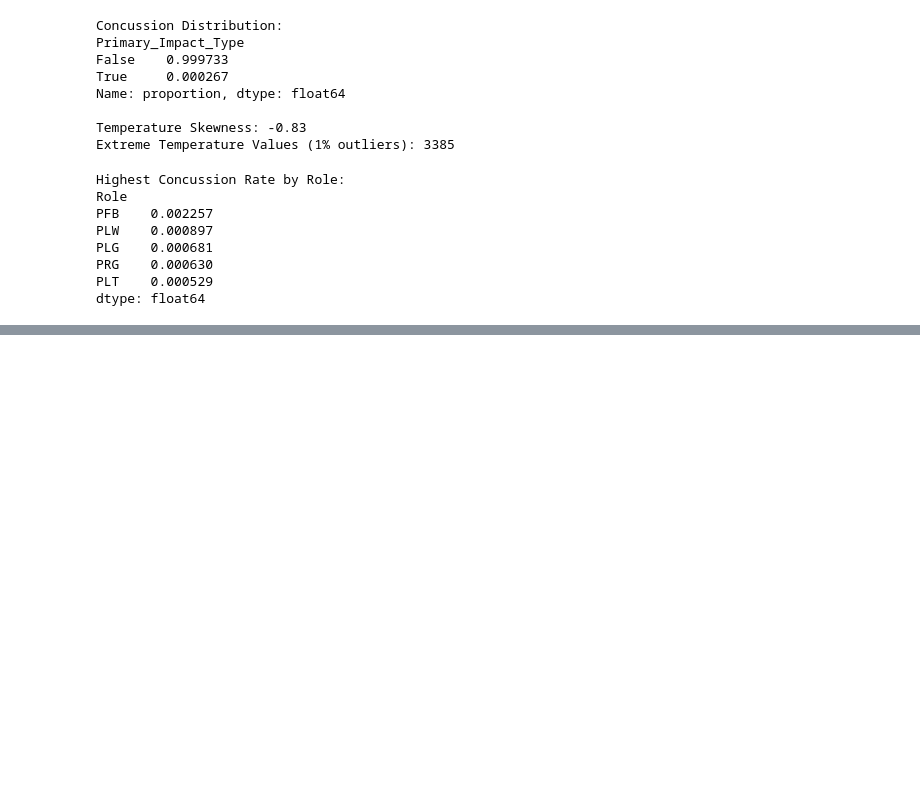
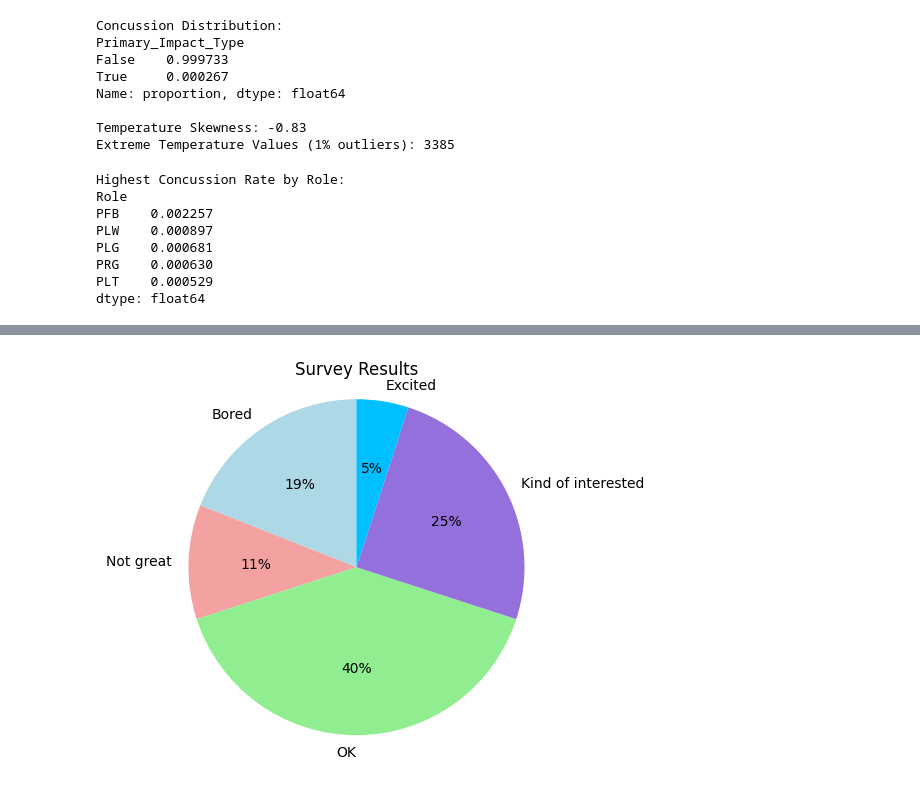
Before and after one commit to cwmckee91/dx699, a Jupyter notebook: 2025-spring-B2/ModB2-Week2-McKee-Chris.ipynb, the cells around one changed output, grey strips where cells are left out. Cells and saved outputs as stored; diff of their text form; code cells hidden in the pictures; blank space fills up the shorter version.

```diff
--- a/2025-spring-B2/ModB2-Week2-McKee-Chris.ipynb
+++ b/2025-spring-B2/ModB2-Week2-McKee-Chris.ipynb
@@ -1292,0 +1294,13 @@ dtype: float64
+# %%
+import matplotlib.pyplot as plt
+
+labels = ['Bored', 'Not great', 'OK', 'Kind of interested', 'Excited']
+sizes = [19, 11, 40, 25, 5]
+colors = ['#add8e6', '#f4a1a1', '#90ee90', '#9370db', '#00bfff']
+
+plt.pie(sizes, labels=labels, colors=colors, autopct='%1.0f%%', startangle=90)
+plt.title('Survey Results')
+plt.axis('equal')
+plt.show()
+# %% [output]
+[figure, added]
```
Also changed, not shown: parts of 5 cells of this notebook, 1 other file.
